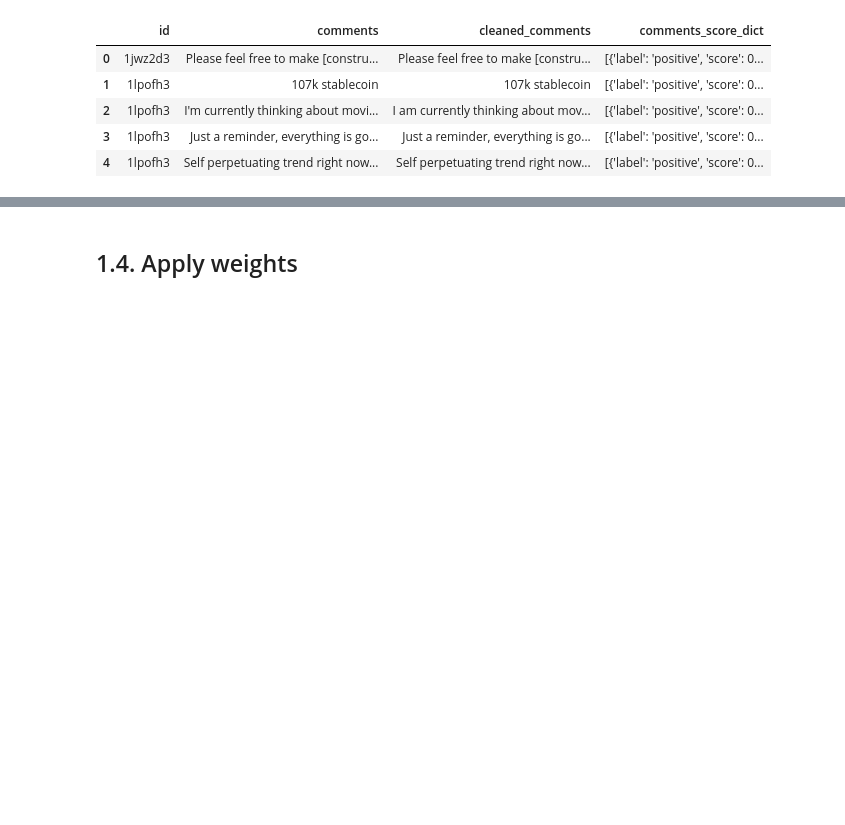
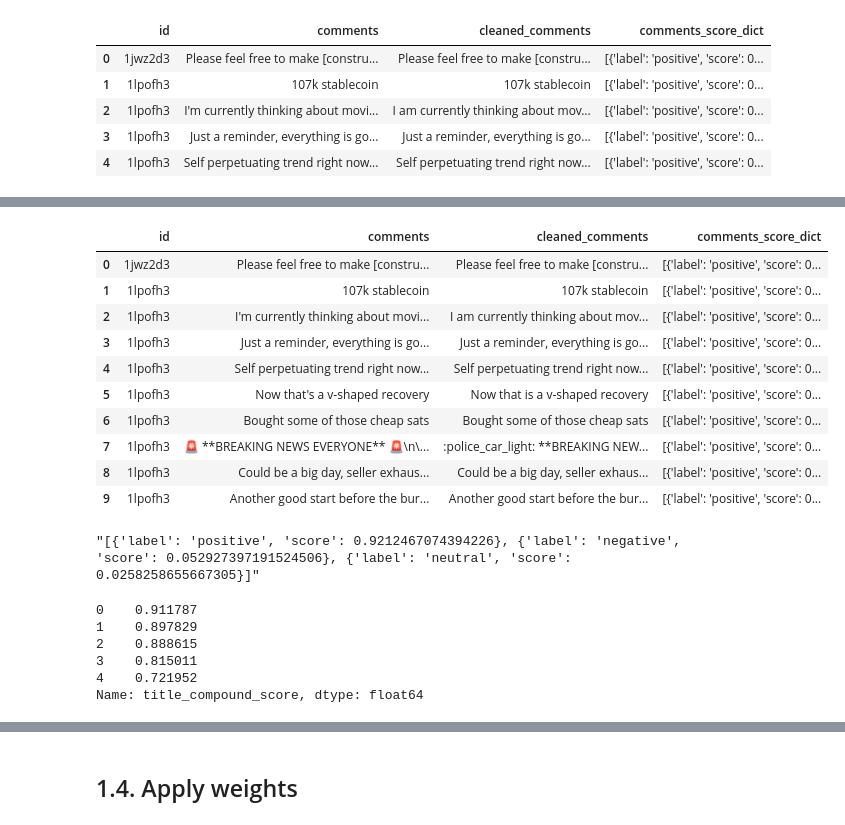
Before and after one commit to shejiac/sentiment_street, a Jupyter notebook: notebooks/sent_analysis.ipynb, the cells around one changed output, grey strips where cells are left out. Saved outputs shown, nothing was run; the diff lists cells and outputs as text; code cells hidden in the pictures; blank space fills up the shorter version.

```diff
--- a/notebooks/sent_analysis.ipynb
+++ b/notebooks/sent_analysis.ipynb
@@ -308,0 +323,18 @@ reddit_comment_df.to_csv("sentiment_analyzed_reddit_df_comments.csv", index=Fals
+# %%
+reddit_comment_df.head(10)
+# %% [output]
+|  | id | comments | cleaned_comments | comments_score_dict |
+| 0 | 1jwz2d3 | Please feel free to make [constru... | Please feel free to make [constru... | [{'label': 'positive', 'score': 0... |
+| 1 | 1lpofh3 | 107k stablecoin | 107k stablecoin | [{'label': 'positive', 'score': 0... |
+| 2 | 1lpofh3 | I'm currently thinking about movi... | I am currently thinking about mov... | [{'label': 'positive', 'score': 0... |
+| 3 | 1lpofh3 | Just a reminder, everything is go... | Just a reminder, everything is go... | [{'label': 'positive', 'score': 0... |
+| 4 | 1lpofh3 | Self perpetuating trend right now... | Self perpetuating trend right now... | [{'label': 'positive', 'score': 0... |
+| 5 | 1lpofh3 | Now that's a v-shaped recovery | Now that is a v-shaped recovery | [{'label': 'positive', 'score': 0... |
+| 6 | 1lpofh3 | Bought some of those cheap sats | Bought some of those cheap sats | [{'label': 'positive', 'score': 0... |
+| 7 | 1lpofh3 | 🚨 **BREAKING NEWS EVERYONE** 🚨\n\... | :police_car_light: **BREAKING NEW... | [{'label': 'positive', 'score': 0... |
+| 8 | 1lpofh3 | Could be a big day, seller exhaus... | Could be a big day, seller exhaus... | [{'label': 'positive', 'score': 0... |
+| 9 | 1lpofh3 | Another good start before the bur... | Another good start before the bur... | [{'label': 'positive', 'score': 0... |
+# %%
+reddit_comment_df["comments_score_dict"][0]
+# %% [output]
+"[{'label': 'positive', 'score': 0.9212467074394226}, {'label': 'negative', 'score': 0.052927397191524506}, {'label': 'neutral', 'score': 0.0258258655667305}]"
@@ -308,0 +352,11 @@ reddit_comment_df.to_csv("sentiment_analyzed_reddit_df_comments.csv", index=Fals
+# %%
+# Calculate compound score as pos score - neg score
+reddit_df["title_compound_score"] = reddit_df["title_score_dict"].apply(lambda x: calc_compound_score(x))
+reddit_df["title_compound_score"].head()
+# %% [output]
+0    0.911787
+1    0.897829
+2    0.888615
+3    0.815011
+4    0.721952
+Name: title_compound_score, dtype: float64
```
Also changed, not shown: parts of 7 cells of this notebook, 2 other files.
